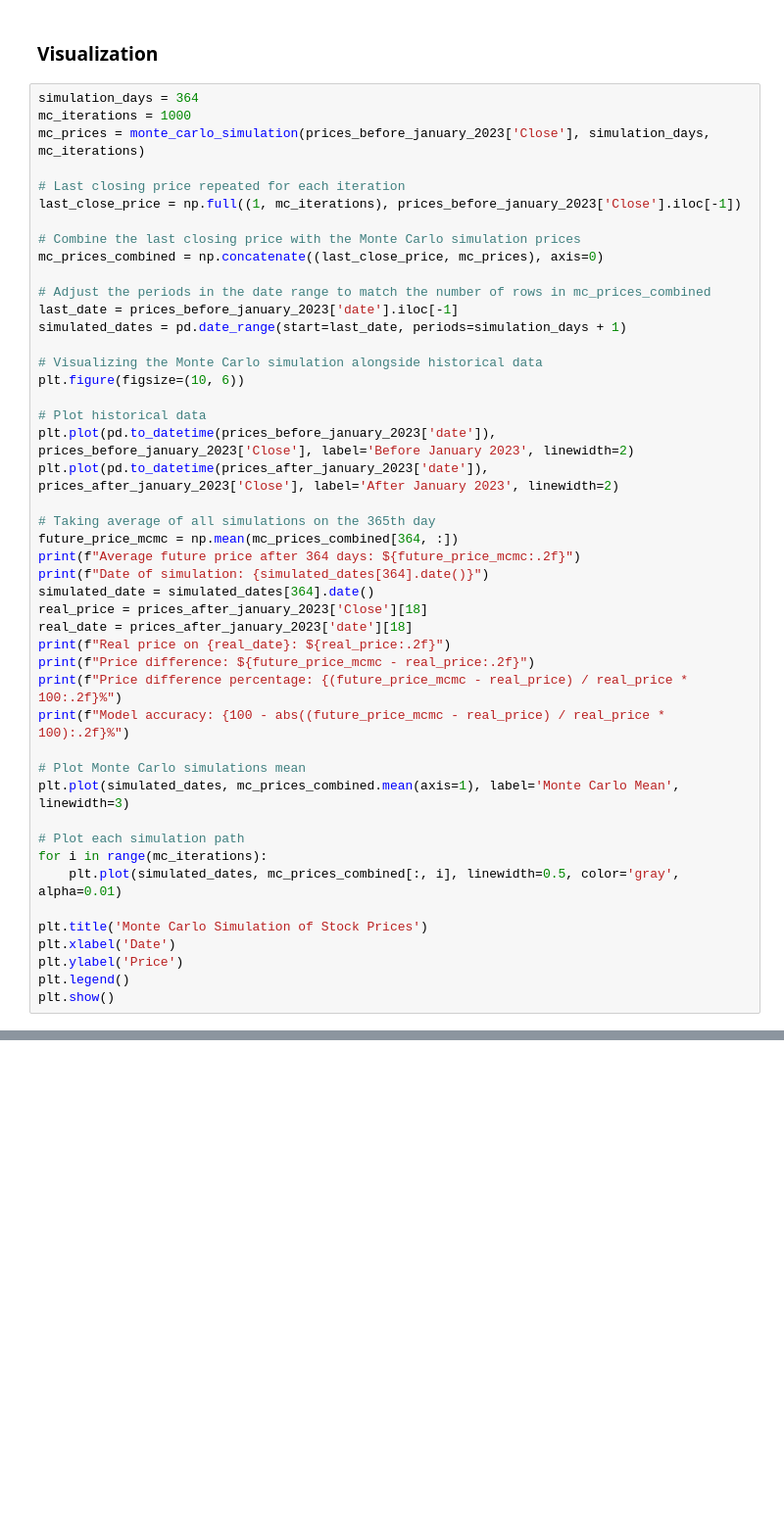
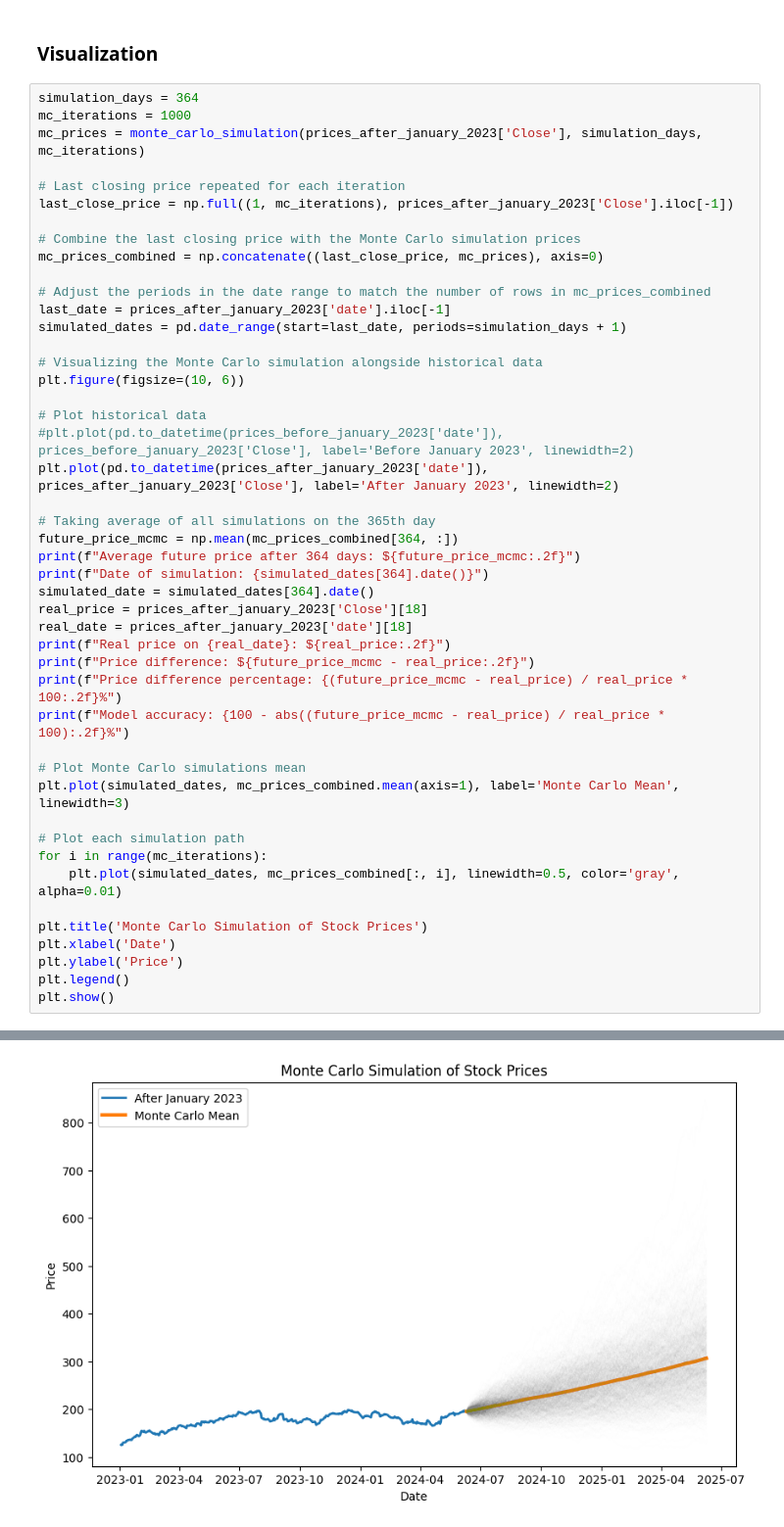
Before and after one commit to shortthirdman/DataScience-Jupyter-Notebooks, a Jupyter notebook: notebooks/StockPricePrediction_MonteCarloSimulations.ipynb, the cells around one changed output, grey strips where cells are left out. Shown at 98% size. Cells and saved outputs as stored; diff of their text form; blank space fills up the shorter version.

```diff
--- a/notebooks/StockPricePrediction_MonteCarloSimulations.ipynb
+++ b/notebooks/StockPricePrediction_MonteCarloSimulations.ipynb
@@ -124,23 +171,23 @@ def monte_carlo_simulation(data, days, iterations):
 # %%
 simulation_days = 364
 mc_iterations = 1000
-mc_prices = monte_carlo_simulation(prices_before_january_2023['Close'], simulation_days, mc_iterations)
+mc_prices = monte_carlo_simulation(prices_after_january_2023['Close'], simulation_days, mc_iterations)
 
 # Last closing price repeated for each iteration
-last_close_price = np.full((1, mc_iterations), prices_before_january_2023['Close'].iloc[-1])
+last_close_price = np.full((1, mc_iterations), prices_after_january_2023['Close'].iloc[-1])
 
 # Combine the last closing price with the Monte Carlo simulation prices
 mc_prices_combined = np.concatenate((last_close_price, mc_prices), axis=0)
 
 # Adjust the periods in the date range to match the number of rows in mc_prices_combined
-last_date = prices_before_january_2023['date'].iloc[-1]
+last_date = prices_after_january_2023['date'].iloc[-1]
 simulated_dates = pd.date_range(start=last_date, periods=simulation_days + 1)
 
 # Visualizing the Monte Carlo simulation alongside historical data
 plt.figure(figsize=(10, 6))
 
 # Plot historical data
-plt.plot(pd.to_datetime(prices_before_january_2023['date']), prices_before_january_2023['Close'], label='Before January 2023', linewidth=2)
+#plt.plot(pd.to_datetime(prices_before_january_2023['date']), prices_before_january_2023['Close'], label='Before January 2023', linewidth=2)
 plt.plot(pd.to_datetime(prices_after_january_2023['date']), prices_after_january_2023['Close'], label='After January 2023', linewidth=2)
 
 # Taking average of all simulations on the 365th day
@@ -167,3 +214,4 @@ plt.xlabel('Date')
 plt.ylabel('Price')
 plt.legend()
 plt.show()
+# %% [output]
@@ -169,0 +224 @@ plt.show()
+[figure, added]
```
Also changed, not shown: parts of 7 cells of this notebook, 5 other files.
